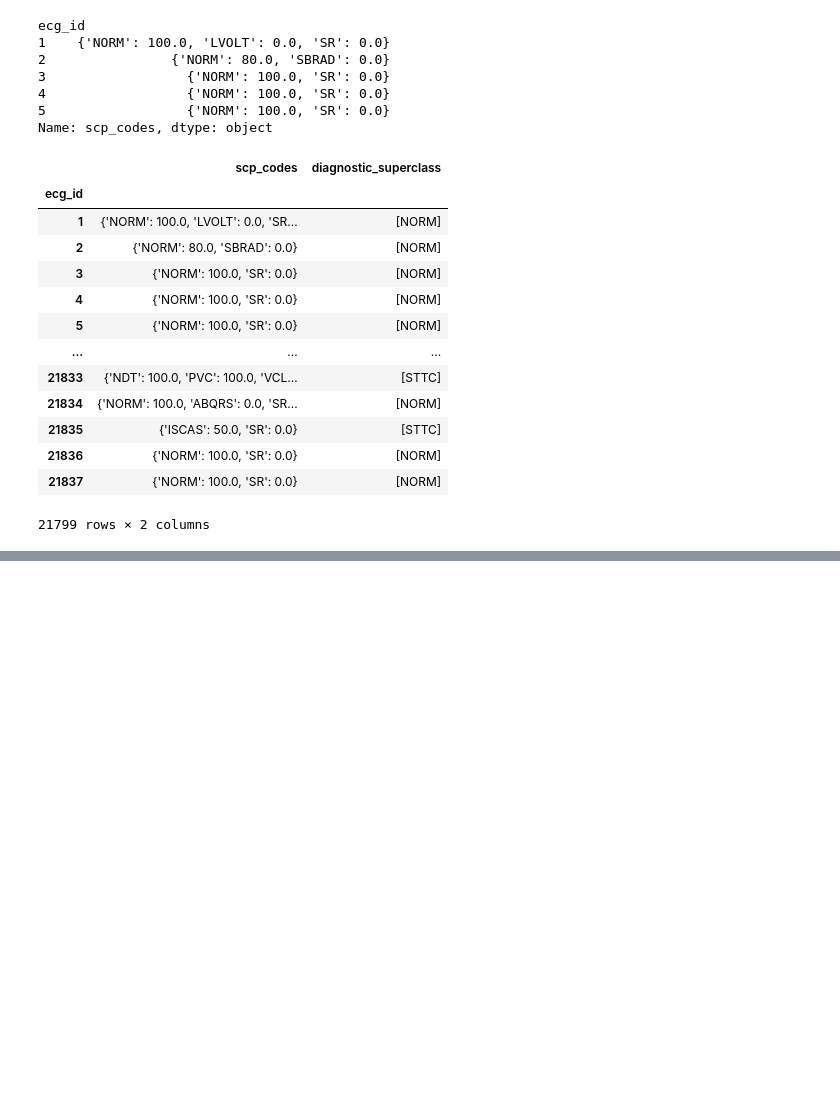
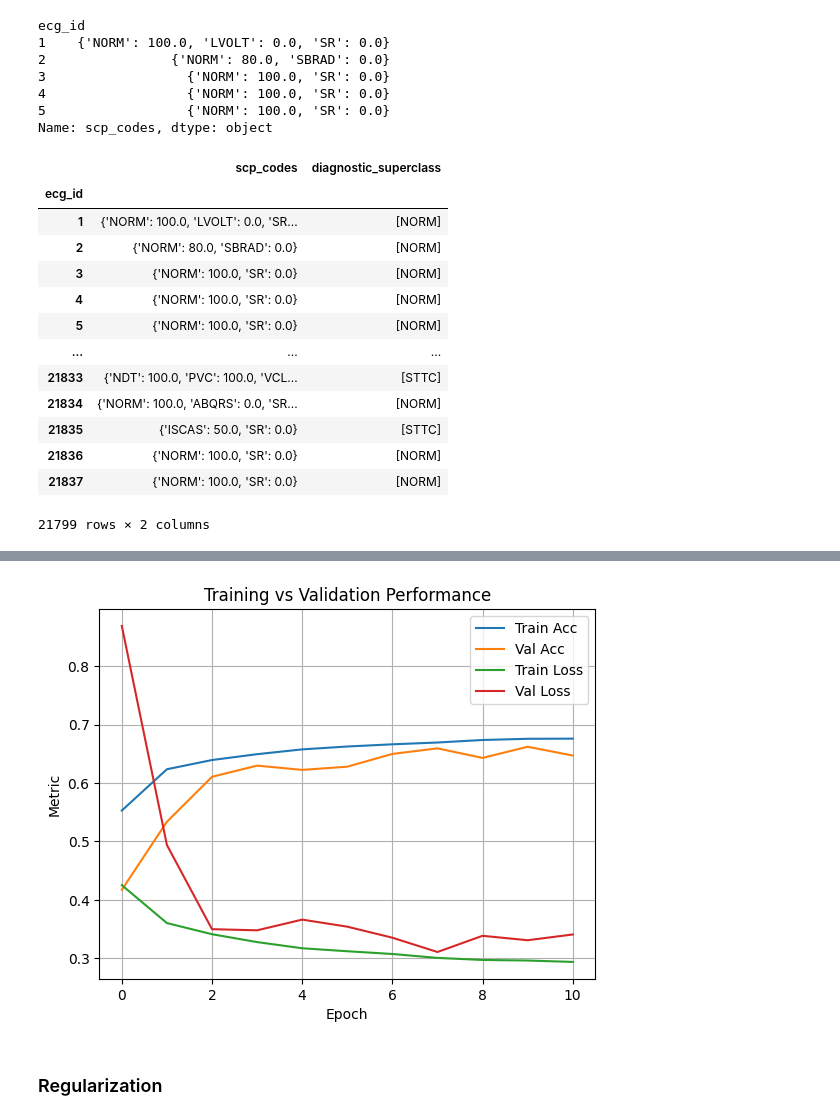
Before and after one commit to cgk18/ekg, a Jupyter notebook: signal_ml.ipynb, the cells around one changed output, grey strips where cells are left out. Saved outputs shown, nothing was run; the diff lists cells and outputs as text; code cells hidden in the pictures; blank space fills up the shorter version.

```diff
--- a/signal_ml.ipynb
+++ b/signal_ml.ipynb
@@ -101,0 +186,5 @@ y_test = Y[Y.strat_fold == test_fold].diagnostic_superclass
+# %%
+history = model.fit(X_train, y_train_bin,
+                    validation_data=(X_test, y_test_bin),
+                    epochs=10,
+                    batch_size=64)
@@ -101,0 +220,10 @@ y_test = Y[Y.strat_fold == test_fold].diagnostic_superclass
+# %%
+from tensorflow.keras.callbacks import EarlyStopping
+
+early_stop = EarlyStopping(monitor='val_loss', patience=3, restore_best_weights=True)
+
+model.fit(X_train, y_train_bin,
+          validation_data=(X_test, y_test_bin),
+          epochs=30,
+          batch_size=64,
+          callbacks=[early_stop])
@@ -101,0 +277,16 @@ y_test = Y[Y.strat_fold == test_fold].diagnostic_superclass
+# %%
+drop_model.compile(optimizer="adam",
+                   loss = 'binary_crossentropy',
+                   metrics = ['accuracy']
+
+)
+# %%
+from tensorflow.keras.callbacks import EarlyStopping
+
+early_stop = EarlyStopping(monitor='val_loss', patience=3, restore_best_weights=True)
+
+drop_history = drop_model.fit(X_train, y_train_bin,
+                    validation_data=(X_test, y_test_bin),
+                    epochs=30,
+                    batch_size=64,
+                    callbacks=[early_stop])
@@ -101,0 +311,17 @@ y_test = Y[Y.strat_fold == test_fold].diagnostic_superclass
+# %%
+import matplotlib.pyplot as plt
+
+plt.plot(drop_history.history['accuracy'], label='Train Acc')
+plt.plot(drop_history.history['val_accuracy'], label='Val Acc')
+plt.plot(drop_history.history['loss'], label='Train Loss')
+plt.plot(drop_history.history['val_loss'], label='Val Loss')
+plt.legend()
+plt.title("Training vs Validation Performance")
+plt.xlabel("Epoch")
+plt.ylabel("Metric")
+plt.grid(True)
+plt.show()
+# %% [output]
+[figure, added]
+# %% [markdown]
+### Regularization
```
Also changed, not shown: parts of 38 cells of this notebook, 1 other file.
